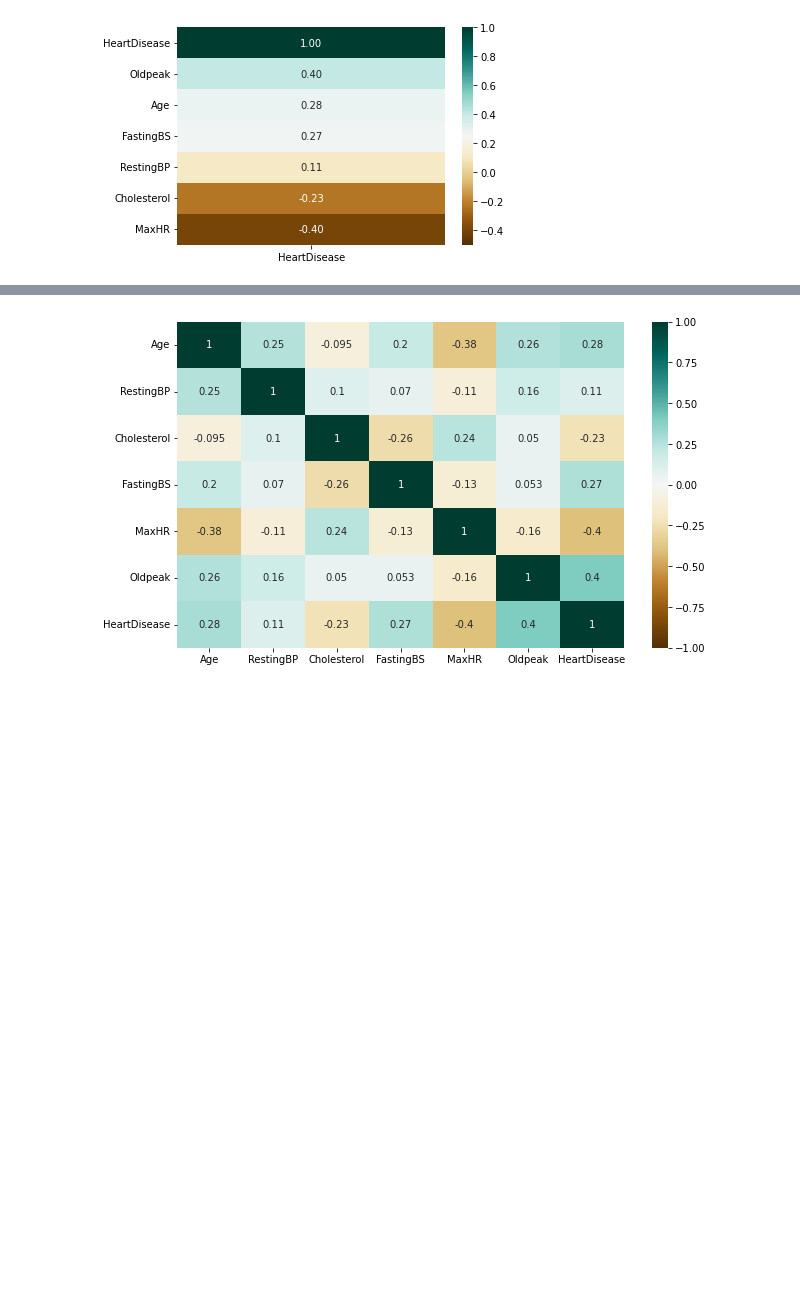
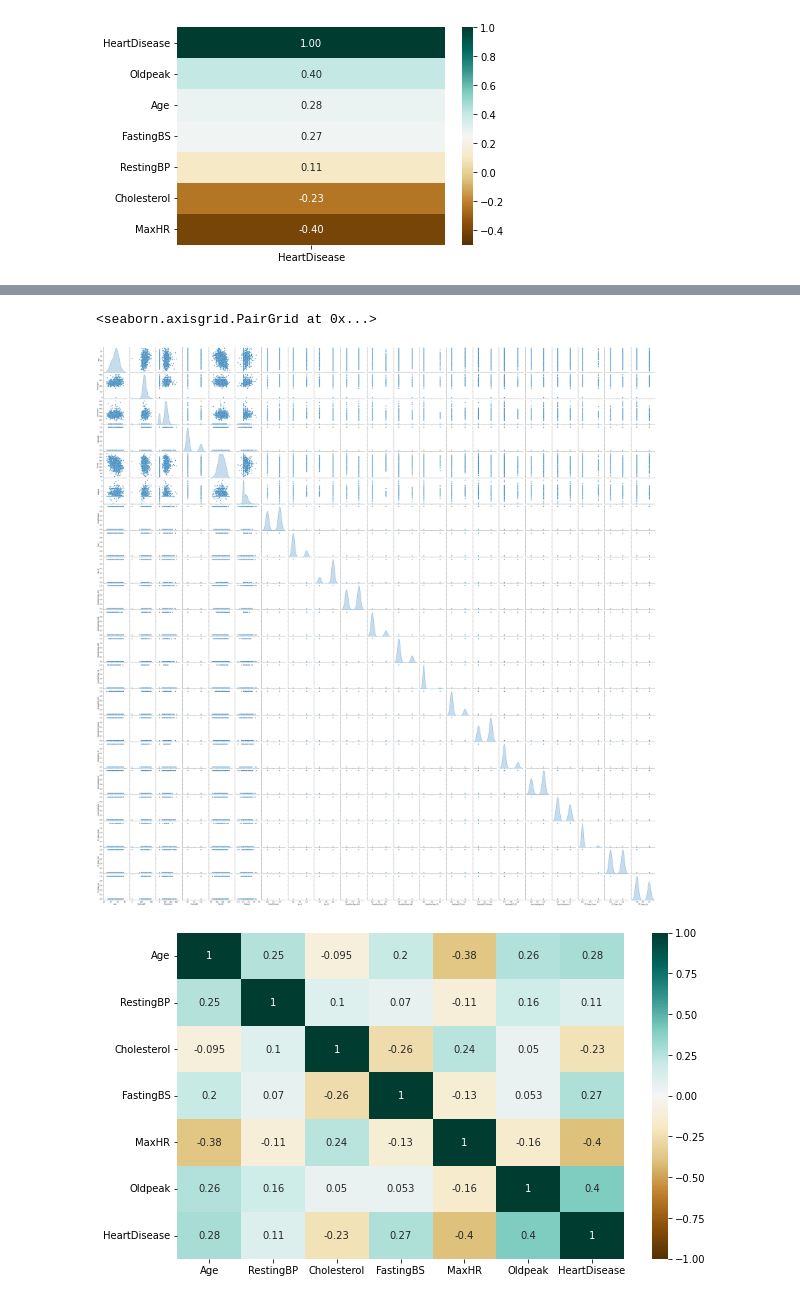
Before and after one commit to TrentBrunson/MS_Analytics_Project2, a Jupyter notebook: eda.ipynb, the cells around one changed output, grey strips where cells are left out. Cells and saved outputs as stored; diff of their text form; code cells hidden in the pictures; blank space fills up the shorter version.

```diff
--- a/eda.ipynb
+++ b/eda.ipynb
@@ -220,0 +242,5 @@ TypeError: The x variable is categorical, but one of ['numeric', 'datetime'] is
+# %%
+# encode categorical variables
+categorical = ['Sex','ChestPainType','RestingECG','ExerciseAngina','ST_Slope']
+encoded = pd.get_dummies(df[categorical])
+encoded.info()
@@ -220,0 +281,7 @@ TypeError: The x variable is categorical, but one of ['numeric', 'datetime'] is
+# %%
+# joing original dataframe and encoded set of features
+
+# create new dataframe and only assign columsn with numerical values
+encodedDF = df.drop(columns=categorical)
+encodedDF = encodedDF.join(encoded)
+encodedDF
@@ -220,0 +302,3 @@ TypeError: The x variable is categorical, but one of ['numeric', 'datetime'] is
+# %%
+headers = encodedDF.columns
+headers
@@ -221,3 +313,14 @@ TypeError: The x variable is categorical, but one of ['numeric', 'datetime'] is
+# %%
+# Feature Pair Plots
+
+sns.pairplot(data=encodedDF,
+    x_vars=headers,
+    y_vars=headers,
+    diag_kind='kde'
+)
+# %% [output]
+<seaborn.axisgrid.PairGrid at 0x...>
+[figure, added]
 # %%
 # Triangle heatmap
 fig, ax = plt.subplots(figsize= (10,6))
```
Also changed, not shown: parts of 10 cells of this notebook, 1 other file.
